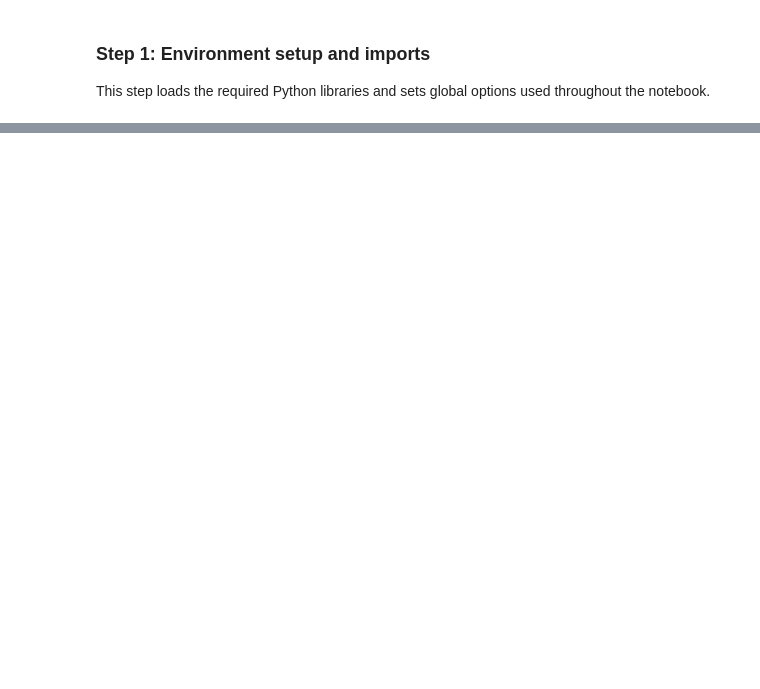
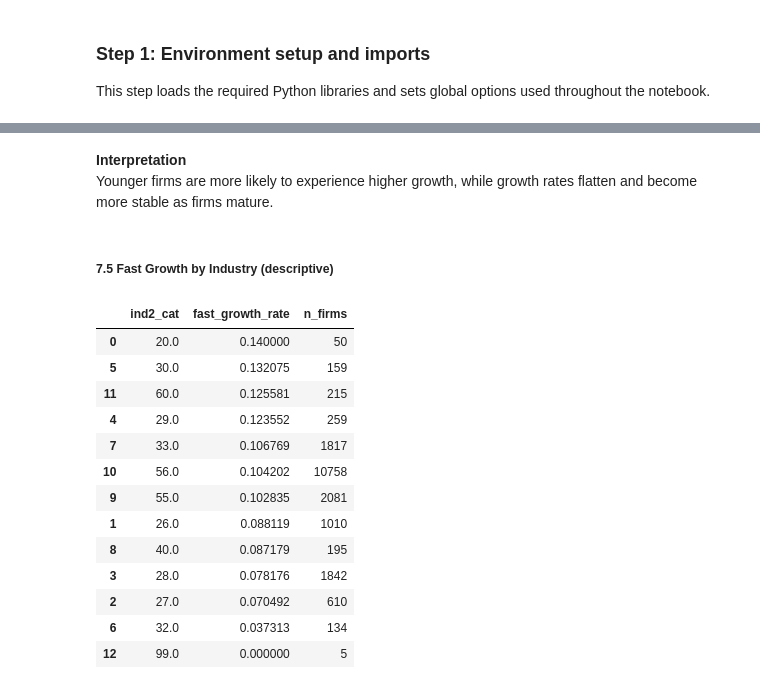
Before and after one commit to zarizachow/Data-Analysis-3, a Jupyter notebook: Assignment-2/chowdhury_zariza_assignment_2_code.ipynb, the cells around one changed output, grey strips where cells are left out. Saved outputs shown, nothing was run; the diff lists cells and outputs as text; code cells hidden in the pictures; blank space fills up the shorter version.

```diff
--- a/Assignment-2/chowdhury_zariza_assignment_2_code.ipynb
+++ b/Assignment-2/chowdhury_zariza_assignment_2_code.ipynb
@@ -27,0 +258,10 @@ This step loads the required Python libraries and sets global options used throu
+# %%
+# Helpers for reproducible outputs
+def overwrite_csv(df, filepath, index=False):
+    if os.path.exists(filepath):
+        os.remove(filepath)
+    df.to_csv(filepath, index=index)
+
+def overwrite_fig(filepath):
+    if os.path.exists(filepath):
+        os.remove(filepath)
@@ -27,0 +681,39 @@ This step loads the required Python libraries and sets global options used throu
+# %% [markdown]
+**Interpretation**
+Younger firms are more likely to experience higher growth, while growth rates flatten and become more stable as firms mature.
+# %% [markdown]
+##### 7.5 Fast Growth by Industry (descriptive)
+# %%
+# Fast growth rates by industry
+industry_growth = (
+    df_model
+    .groupby("ind2_cat")["fast_growth"]
+    .agg(
+        fast_growth_rate="mean",
+        n_firms="count"
+    )
+    .reset_index()
+    .sort_values("fast_growth_rate", ascending=False)
+)
+
+overwrite_csv(
+    industry_growth,
+    os.path.join(output_tables, "fast_growth_by_industry.csv")
+)
+
+industry_growth
+# %% [output]
+|  | ind2_cat | fast_growth_rate | n_firms |
+| 0 | 20.0 | 0.140000 | 50 |
+| 5 | 30.0 | 0.132075 | 159 |
+| 11 | 60.0 | 0.125581 | 215 |
+| 4 | 29.0 | 0.123552 | 259 |
+| 7 | 33.0 | 0.106769 | 1817 |
+| 10 | 56.0 | 0.104202 | 10758 |
+| 9 | 55.0 | 0.102835 | 2081 |
+| 1 | 26.0 | 0.088119 | 1010 |
+| 8 | 40.0 | 0.087179 | 195 |
+| 3 | 28.0 | 0.078176 | 1842 |
+| 2 | 27.0 | 0.070492 | 610 |
+| 6 | 32.0 | 0.037313 | 134 |
+| 12 | 99.0 | 0.000000 | 5 |
```
Also changed, not shown: parts of 64 cells of this notebook, 17 other files.
